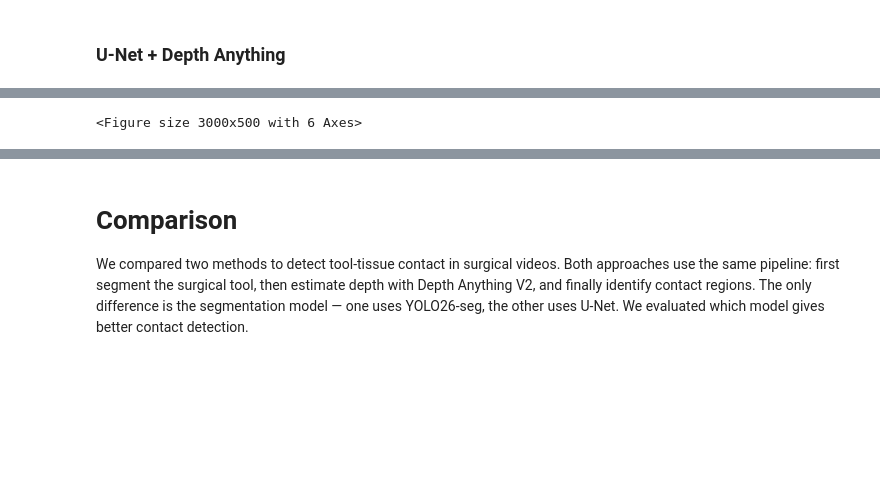
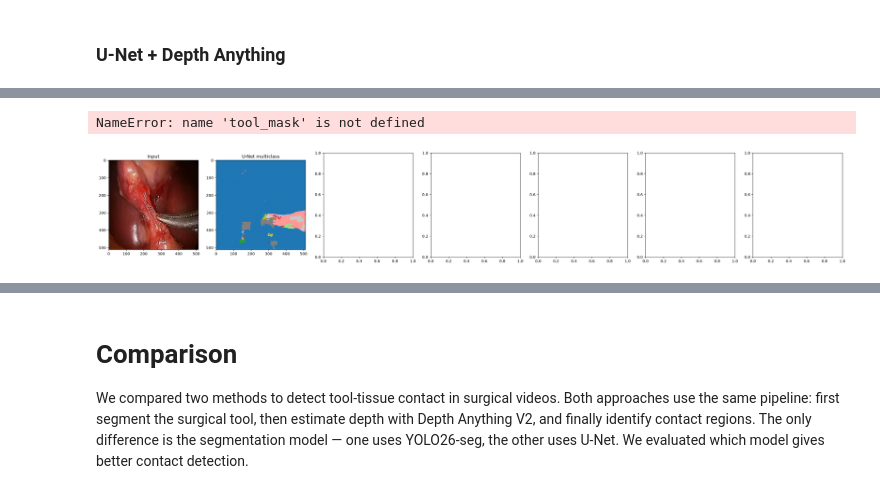
Before and after one commit to fdeangelis/MR_project, a Jupyter notebook: program(yolo+unet).ipynb, the cells around one changed output, grey strips where cells are left out. Saved outputs shown, nothing was run; the diff lists cells and outputs as text; code cells hidden in the pictures; blank space fills up the shorter version.

```diff
--- a/program(yolo+unet).ipynb
+++ b/program(yolo+unet).ipynb
@@ -3265,7 +3191,6 @@ for epoch in range(1, EPOCHS + 1):
                 ),
 
                 "num_classes": NUM_CLASSES,
-                "class_mapping": CLASS_MAPPING,
                 "class_names": CLASS_NAMES
             },
             CHECKPOINT_PATH
@@ -3835,7 +3781,8 @@ DEPTH_MODEL_NAME = ("depth-anything/Depth-Anything-V2-Small-hf")
 DEPTH_QUANTILE = 0.25
 MIN_CONTACT_AREA = 20
 
-TOOL_CLASS_INDICES = [1, 2, 3, 4, 5, 6, 7, 8, 9, 10, 11]
+TOOL_CLASS_INDICES = [1, 2, 3, 4, 5, 6, 7, 8, 9, 10, 11]  # tool classes (excluding background 0)
+TTI_CLASS_INDICES = [12, 13, 14, 15, 16, 17, 18, 19, 20]  # TTI classes
 
 # "low" selects the lowest depth values.
 # "high" selects the highest depth values.
@@ -4142,6 +4111,7 @@ result = run_unet_depth_pipeline(
     image_tensor=sample["image"],
     depth_pipe=depth_pipe,
     tool_class_indices=TOOL_CLASS_INDICES,
+    tti_class_indices=TTI_CLASS_INDICES,
     depth_quantile=DEPTH_QUANTILE,
     min_area=MIN_CONTACT_AREA,
     depth_selection=DEPTH_SELECTION,
@@ -4149,11 +4119,15 @@ result = run_unet_depth_pipeline(
 )
 
 print("Sample ID:", sample["id"])
+print("Predicted classes:", np.unique(result["predicted_mask"]).tolist())
+print("TTI predicted:", result["tti_predicted"])
+print("Predicted TTI class IDs:", result["tti_class_ids"])
+print("Predicted TTI classes:", [CLASS_NAMES[class_id] for class_id in result["tti_class_ids"]])
+print("Tool area:", float((result["tool_mask"] > 0).mean()))
+print("TTI area (U-Net):", float((result["tti_mask"] > 0).mean()))
+print("Depth-contact area:", float((result["contact_mask"] > 0).mean()))
 
-print("Predicted classes:", np.unique(result["predicted_mask"]).tolist())
-
-print("Tool area:", float((result["tool_mask"] > 0).mean()))
-
-print("Contact area:", float((result["contact_mask"] > 0).mean()))
+overlap = ((result["tti_mask"] > 0) & (result["contact_mask"] > 0))
+print("TTI/depth overlap area:", float(overlap.mean()))
 # %% [output]
 Sample ID: adnansetlc100009_frame000000
@@ -4163,60 +4142,36 @@ Contact area: 0.0510406494140625
 # %%
-fig, axes = plt.subplots(1, 6, figsize=(30, 5))
+ffig, axes = plt.subplots(1, 7, figsize=(35, 5))
 
 axes[0].imshow(result["image_rgb"])
 axes[0].set_title("Input")
 
-axes[1].imshow(
-    result["predicted_mask"],
-    cmap="tab20",
-    vmin=0,
-    vmax=NUM_CLASSES - 1
-)
+axes[1].imshow(result["predicted_mask"], cmap="tab20", vmin=0, vmax=NUM_CLASSES - 1)
 axes[1].set_title("U-Net multiclass")
 
-axes[2].imshow(
-    result["tool_mask"],
-    cmap="gray",
-    vmin=0,
-    vmax=255
-)
+axes[2].imshow(tool_mask, cmap="gray", vmin=0, vmax=255)
 axes[2].set_title("Tool mask")
 
-axes[3].imshow(
-    result["depth_norm"],
-    cmap="plasma",
-    vmin=0,
-    vmax=1
-)
-axes[3].set_title("Depth Anything V2")
+axes[3].imshow(result["tti_mask"], cmap="gray", vmin=0, vmax=255)
+axes[3].set_title("TTI mask (U-Net)")
 
-axes[4].imshow(
-    result["contact_mask"],
-    cmap="gray",
-    vmin=0,
-    vmax=255
-)
-axes[4].set_title("Contact mask")
+axes[4].imshow(result["depth_norm"], cmap="plasma", vmin=0, vmax=1)
+axes[4].set_title("Depth Anything V2")
 
-axes[5].imshow(result["image_rgb"])
+axes[5].imshow(result["contact_mask"], cmap="gray", vmin=0, vmax=255)
+axes[5].set_title("Contact mask (depth fusion)")
 
-axes[5].imshow(
-    result["contact_mask"],
-    cmap="Reds",
-    alpha=0.55,
-    vmin=0,
-    vmax=255
-)
-
-axes[5].set_title("Tool + depth overlay")
+axes[6].imshow(result["image_rgb"])
+axes[6].imshow(result["tti_mask"], cmap="Reds", alpha=0.55, vmin=0, vmax=255)
+axes[6].set_title("U-Net TTI overlay")
 
 for ax in axes:
     ax.axis("off")
 
 plt.tight_layout()
 plt.show()
 # %% [output]
-<Figure size 3000x500 with 6 Axes>
+NameError: name 'tool_mask' is not defined
+[figure, added]
 # %%
 fig, axes = plt.subplots(1, 3, figsize=(15, 5))
 
```
Also changed, not shown: parts of 48 cells of this notebook, 1 other file.
